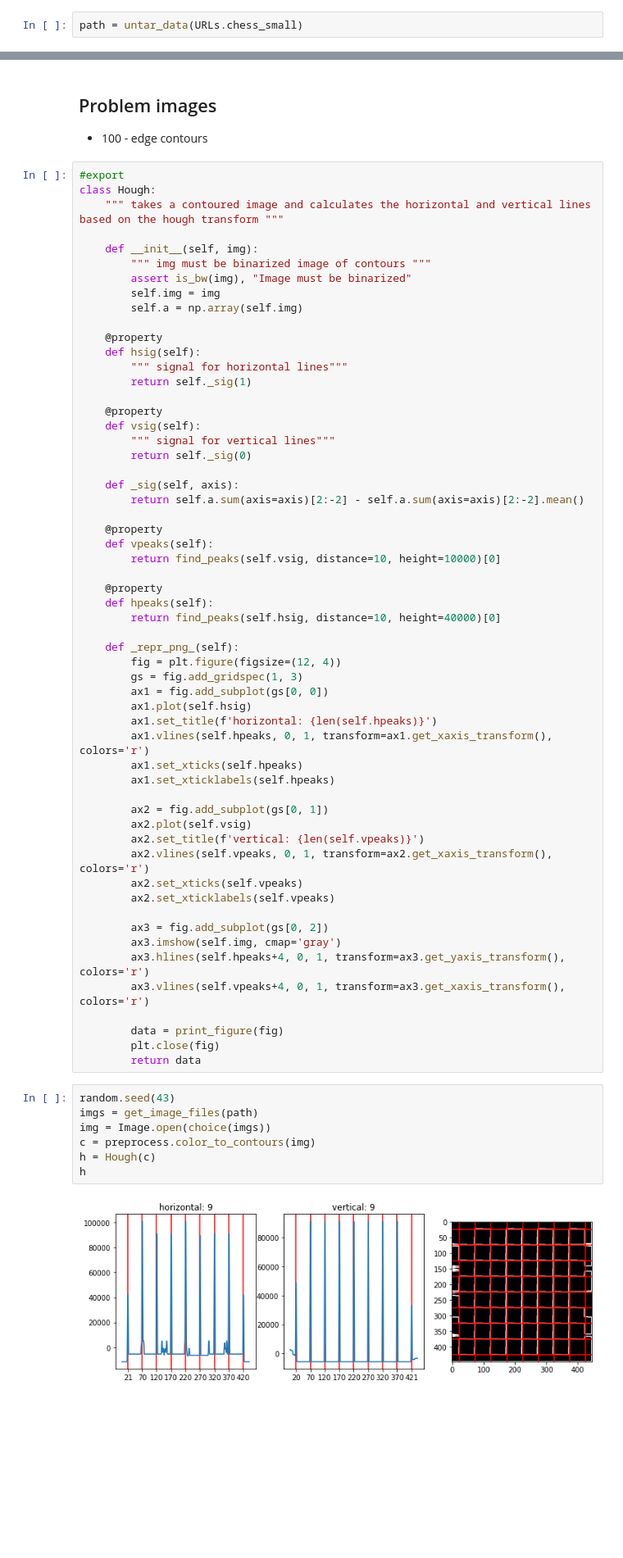
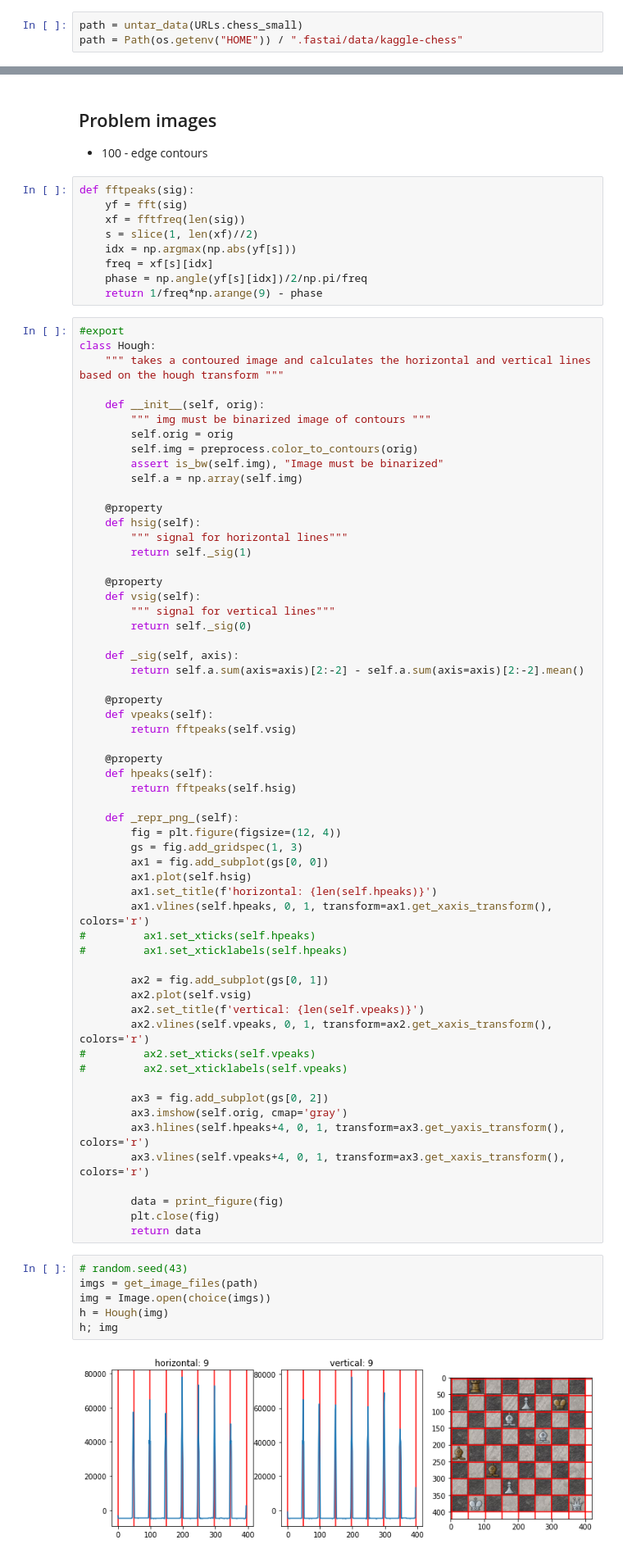
Before and after one commit to idrisr/chessocrnb, a Jupyter notebook: nbs/05_hough.py.ipynb, the cells around one changed output, grey strips where cells are left out. Shown at 82% size. Cells and saved outputs as stored; diff of their text form; blank space fills up the shorter version.

```diff
--- a/nbs/05_hough.py.ipynb
+++ b/nbs/05_hough.py.ipynb
@@ -21,3 +21,4 @@ URLs.chess_small
 'https://chess-screenshots.s3.amazonaws.com/chess-small.tgz'
 # %%
 path = untar_data(URLs.chess_small)
+path = Path(os.getenv("HOME")) / ".fastai/data/kaggle-chess"
@@ -24,15 +27,25 @@ path = untar_data(URLs.chess_small)
 # %% [markdown]
 ## Problem images
 * 100 - edge contours
+# %%
+def fftpeaks(sig):
+    yf = fft(sig)
+    xf = fftfreq(len(sig))
+    s = slice(1, len(xf)//2)
+    idx = np.argmax(np.abs(yf[s]))
+    freq = xf[s][idx]
+    phase = np.angle(yf[s][idx])/2/np.pi/freq
+    return 1/freq*np.arange(9) - phase
 # %%
 #export
 class Hough:
     """ takes a contoured image and calculates the horizontal and vertical lines based on the hough transform """
 
-    def __init__(self, img):
+    def __init__(self, orig):
         """ img must be binarized image of contours """
-        assert is_bw(img), "Image must be binarized"
-        self.img = img
+        self.orig = orig
+        self.img = preprocess.color_to_contours(orig)
+        assert is_bw(self.img), "Image must be binarized"
         self.a = np.array(self.img)
 
     @property
@@ -50,11 +63,11 @@ class Hough:
 
     @property
     def vpeaks(self):
-        return find_peaks(self.vsig, distance=10, height=10000)[0]
+        return fftpeaks(self.vsig)
 
     @property
     def hpeaks(self):
-        return find_peaks(self.hsig, distance=10, height=40000)[0]
+        return fftpeaks(self.hsig)
 
     def _repr_png_(self):
         fig = plt.figure(figsize=(12, 4))
@@ -63,18 +76,18 @@ class Hough:
         ax1.plot(self.hsig)
         ax1.set_title(f'horizontal: {len(self.hpeaks)}')
         ax1.vlines(self.hpeaks, 0, 1, transform=ax1.get_xaxis_transform(), colors='r')
-        ax1.set_xticks(self.hpeaks)
-        ax1.set_xticklabels(self.hpeaks)
+#         ax1.set_xticks(self.hpeaks)
+#         ax1.set_xticklabels(self.hpeaks)
 
         ax2 = fig.add_subplot(gs[0, 1])
         ax2.plot(self.vsig)
         ax2.set_title(f'vertical: {len(self.vpeaks)}')
         ax2.vlines(self.vpeaks, 0, 1, transform=ax2.get_xaxis_transform(), colors='r')
-        ax2.set_xticks(self.vpeaks)
-        ax2.set_xticklabels(self.vpeaks)
+#         ax2.set_xticks(self.vpeaks)
+#         ax2.set_xticklabels(self.vpeaks)
 
         ax3 = fig.add_subplot(gs[0, 2])
-        ax3.imshow(self.img, cmap='gray')
+        ax3.imshow(self.orig, cmap='gray')
         ax3.hlines(self.hpeaks+4, 0, 1, transform=ax3.get_yaxis_transform(), colors='r')
         ax3.vlines(self.vpeaks+4, 0, 1, transform=ax3.get_xaxis_transform(), colors='r')
 
@@ -82,11 +95,10 @@ class Hough:
         plt.close(fig)
         return data
 # %%
-random.seed(43)
+# random.seed(43)
 imgs = get_image_files(path)
 img = Image.open(choice(imgs))
-c = preprocess.color_to_contours(img)
-h = Hough(c)
-h
+h = Hough(img)
+h; img
 # %% [output]
-[figure, old version]
+[figure, new version]
```
Also changed, not shown: parts of 5 cells of this notebook, 15 other files.
